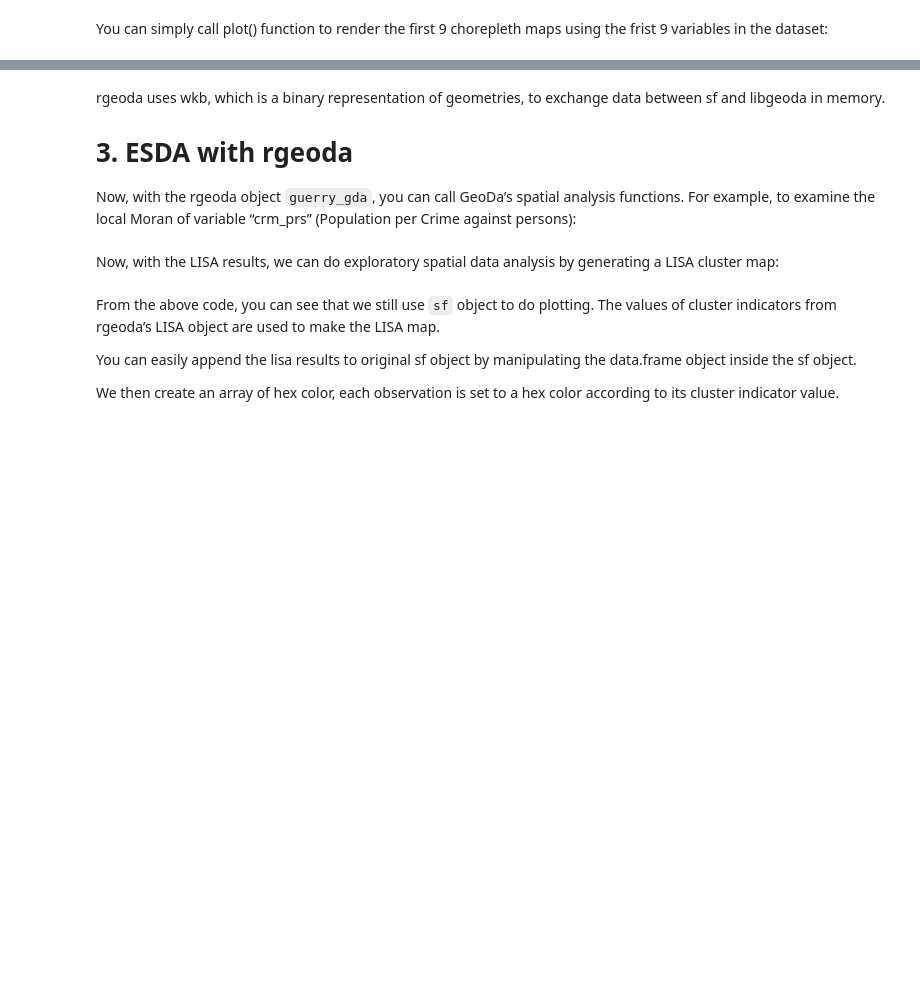
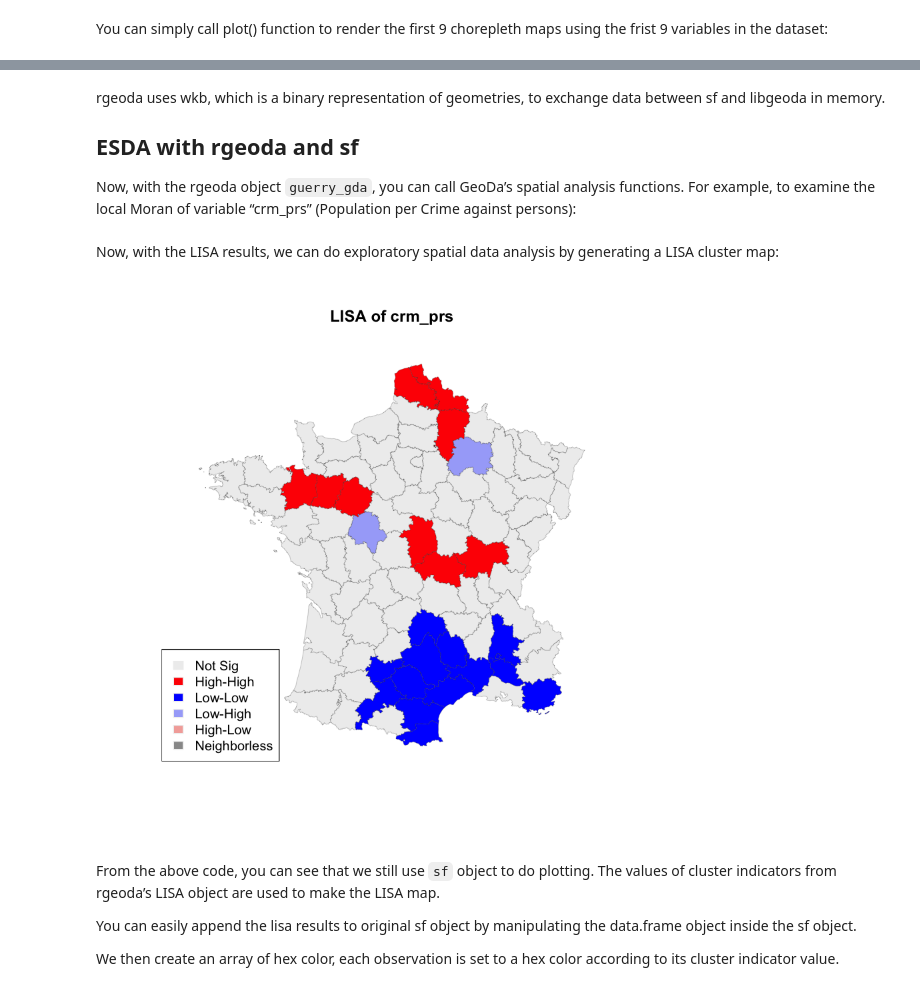
Before and after one commit to lixun910/rgeoda_tutorial, a Jupyter notebook: 3. ESDA with rgeoda and sf.ipynb, the cells around one changed output, grey strips where cells are left out. Saved outputs shown, nothing was run; the diff lists cells and outputs as text; code cells hidden in the pictures; blank space fills up the shorter version.

```diff
--- a/3. ESDA with rgeoda and sf.ipynb
+++ b/3. ESDA with rgeoda and sf.ipynb
@@ -36,7 +55,7 @@ guerry_gda <- sf_to_geoda(guerry_sf)
 # %% [markdown]
 rgeoda uses wkb, which is a binary representation of geometries, to exchange data between sf and libgeoda in memory.
 
-# 3. ESDA with rgeoda
+## ESDA with rgeoda and sf
 
 Now, with the rgeoda object `guerry_gda`, you can call GeoDa’s spatial analysis functions. For example, to examine the local Moran of variable “crm_prs” (Population per Crime against persons):
 # %%
@@ -46,11 +65,16 @@ crm_lisa_clusters <- crm_lisa$GetClusterIndicators()
 # %% [markdown]
 Now, with the LISA results, we can do exploratory spatial data analysis by generating a LISA cluster map:
 # %%
+lisa_colors <- c("#eeeeee","#FF0000","#0000FF","#a7adf9", "#f4ada8", "#999999")
+lisa_labels <- c("Not Sig", "High-High", "Low-Low", "Low-High","High-Low", "Neighborless")
+
 colors <- sapply(crm_lisa_clusters, function(x){return(lisa_colors[[x+1]])})
 plot(st_geometry(guerry_sf), col = colors, border = "#333333", lwd=0.2)
 title(main = "LISA of crm_prs")
-legend('bottomright', legend = lisa_labels,
+legend('bottomleft', legend = lisa_labels,
        fill = lisa_colors, border = "#eeeeee")
+# %% [output]
+[figure, added]
 # %% [markdown]
 From the above code, you can see that we still use `sf` object to do plotting. The values of cluster indicators from rgeoda’s LISA object are used to make the LISA map.
 
```
Also changed, not shown: parts of 9 cells of this notebook, 2 other files.
